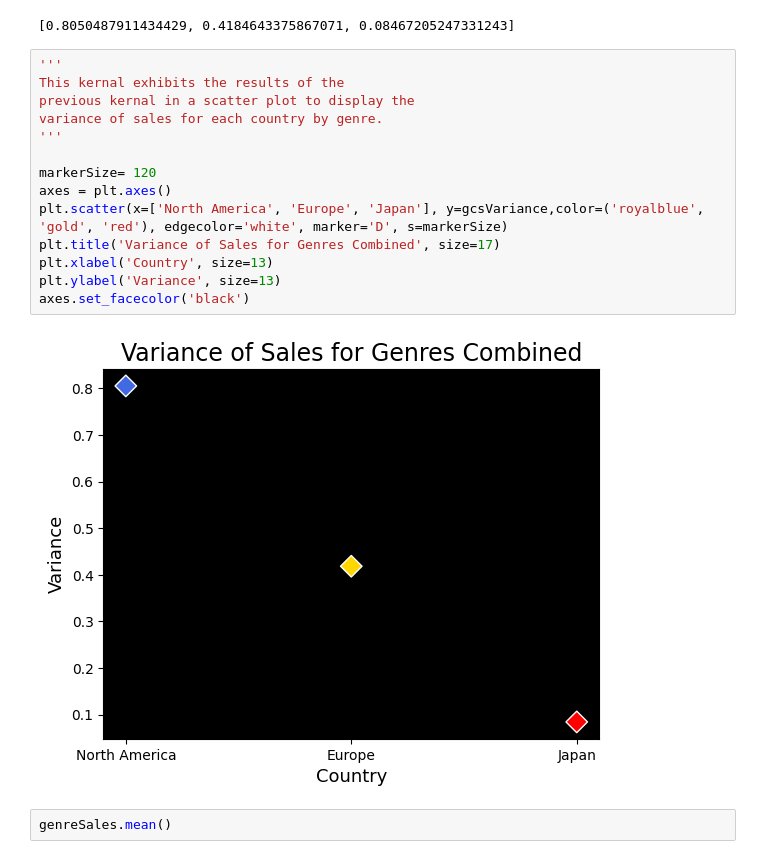
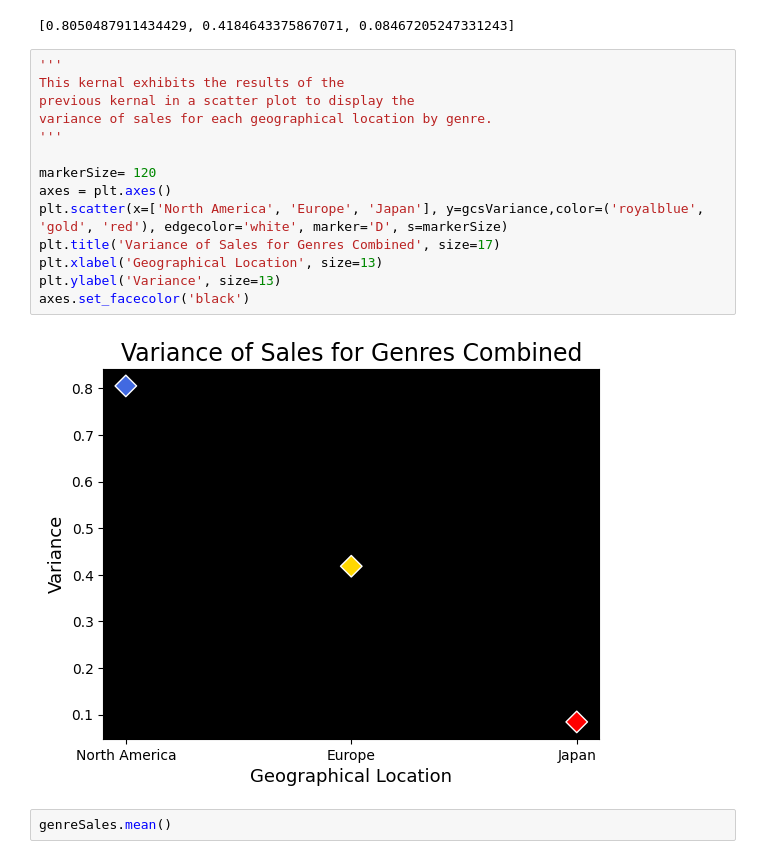
Before and after one commit to tangiambe/Data_Analytics_Project, a Jupyter notebook: genre_country_sales.ipynb, the cells around one changed output. Cells and saved outputs as stored; diff of their text form.

```diff
--- a/genre_country_sales.ipynb
+++ b/genre_country_sales.ipynb
@@ -134,19 +134,19 @@ gcsVariance
 # %%
 '''
 This kernal exhibits the results of the
 previous kernal in a scatter plot to display the
-variance of sales for each country by genre.
+variance of sales for each geographical location by genre.
 '''
 
 markerSize= 120
 axes = plt.axes()
 plt.scatter(x=['North America', 'Europe', 'Japan'], y=gcsVariance,color=('royalblue', 'gold', 'red'), edgecolor='white', marker='D', s=markerSize)
 plt.title('Variance of Sales for Genres Combined', size=17)
-plt.xlabel('Country', size=13)
+plt.xlabel('Geographical Location', size=13)
 plt.ylabel('Variance', size=13)
 axes.set_facecolor('black')
 # %% [output]
-[figure, old version]
+[figure, new version]
 # %%
 genreSales.mean()
 # %% [output]
```
Also changed, not shown: parts of 5 cells of this notebook.
